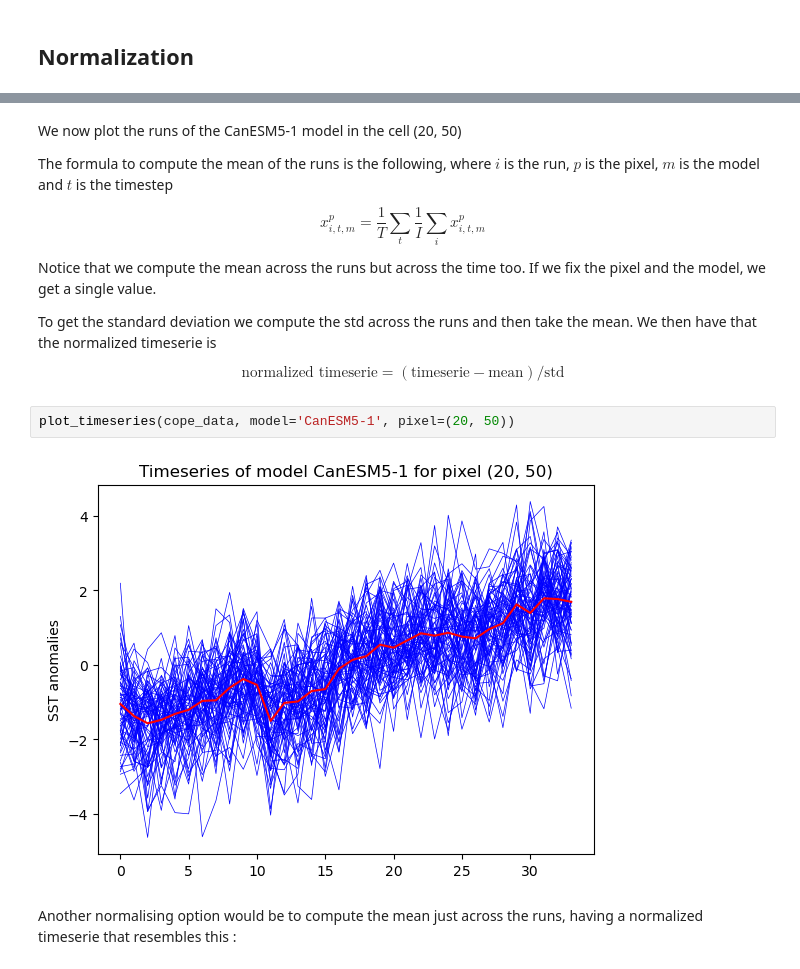
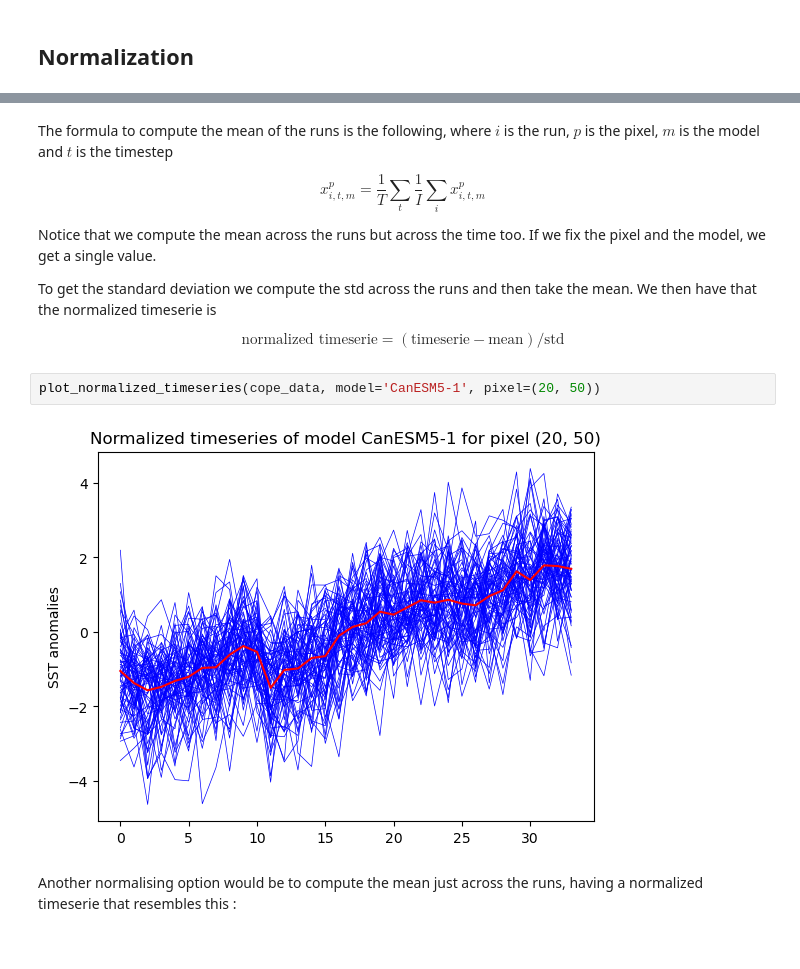
Before and after one commit to Victor2175/gm4cs-m, a Jupyter notebook: tutorial.ipynb, the cells around one changed output, grey strips where cells are left out. Saved outputs shown, nothing was run; the diff lists cells and outputs as text.

Commit message:
Added plots 🐸

```diff
--- a/tutorial.ipynb
+++ b/tutorial.ipynb
@@ -96,6 +105,4 @@ plot_heatmap(cope_data, model='ICON-ESM-LR', run='r1i1p1f1', year=2013)
 # %% [markdown]
-We now plot the runs of the CanESM5-1 model in the cell (20, 50)
-
 The formula to compute the mean of the runs is the following, where $i$ is the run, $p$ is the pixel, $m$ is the model and $t$ is the timestep
 
 $$x^p_{i, t, m} = \frac{1}{T}\sum_{t}{\frac{1}{I}\sum_{i}{x^p_{i, t, m}}}$$
@@ -106,9 +113,9 @@ To get the standard deviation we compute the std across the runs and then take t
 
 $$\text{normalized timeserie} = (\text{timeserie} - \text{mean}) / \text{std}$$
 # %%
-plot_timeseries(cope_data, model='CanESM5-1', pixel=(20, 50))
+plot_normalized_timeseries(cope_data, model='CanESM5-1', pixel=(20, 50))
 # %% [output]
-[figure, old version]
+[figure, new version]
 # %% [markdown]
 Another normalising option would be to compute the mean just across the runs, having a normalized timeserie that resembles this :
 # %%
```
Also changed, not shown: parts of 4 cells of this notebook, 1 other file.
